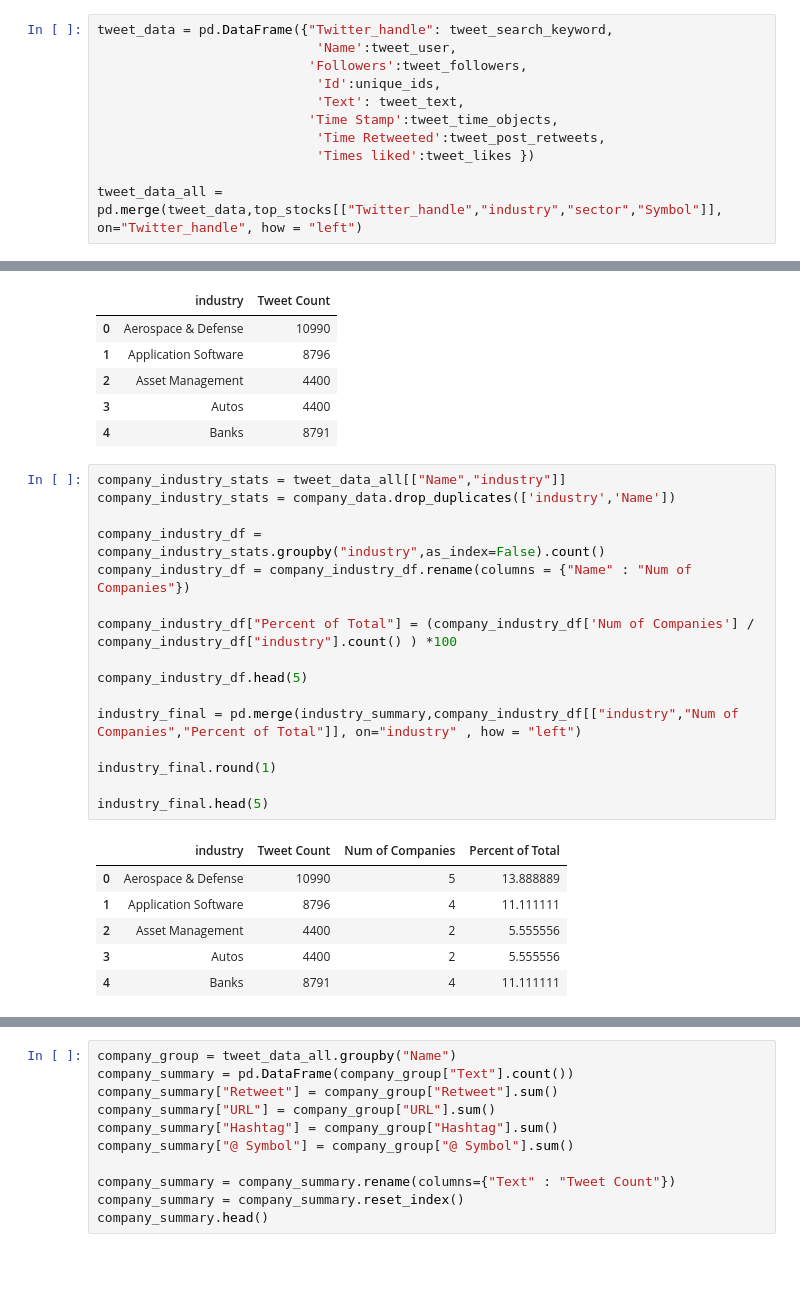
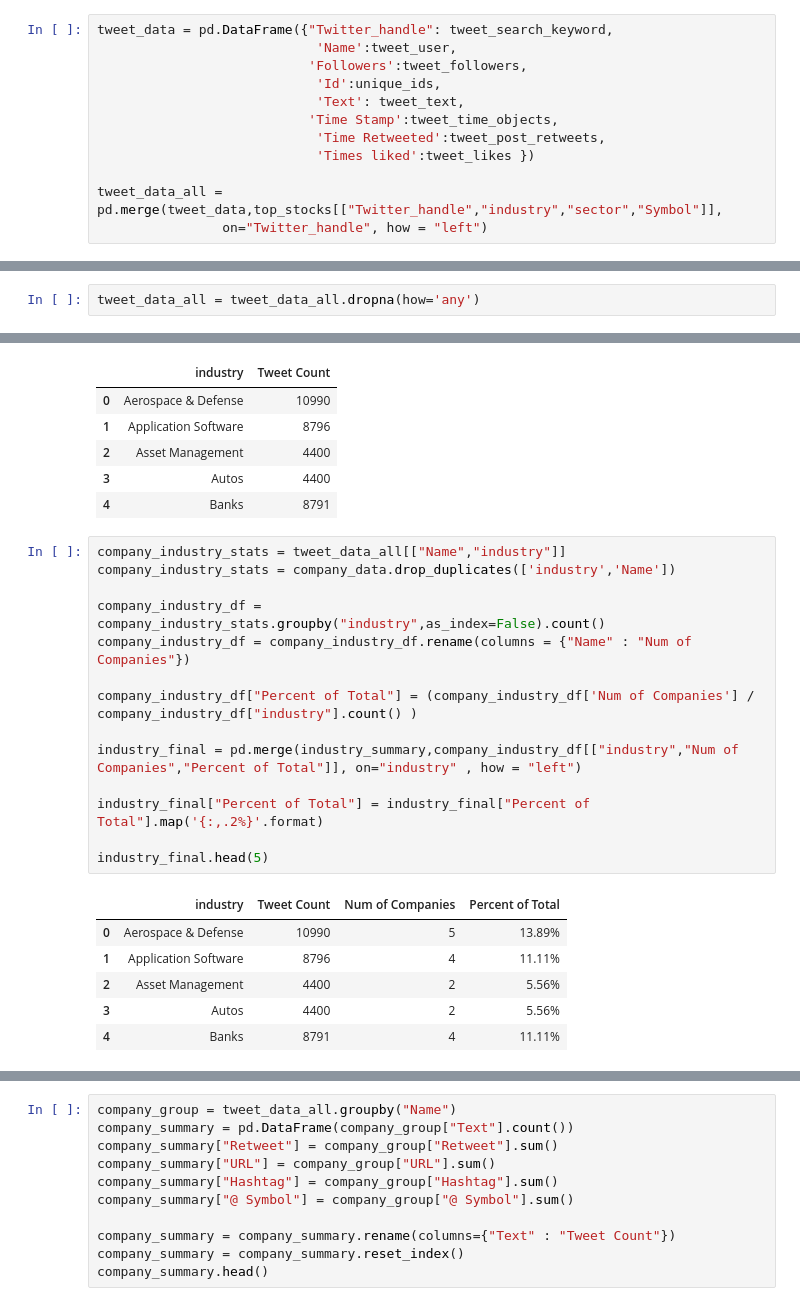
Before and after one commit to klinga88/Python-Data-Analytics-Project, a Jupyter notebook: stock_tweets_behavior.ipynb, the cells around one changed output, grey strips where cells are left out. Drawn from its saved outputs; the diff is of its cells as text; blank space fills up the shorter version.

```diff
--- a/stock_tweets_behavior.ipynb
+++ b/stock_tweets_behavior.ipynb
@@ -185,4 +179,5 @@ tweet_data = pd.DataFrame({"Twitter_handle": tweet_search_keyword,
                             'Time Retweeted':tweet_post_retweets,
                             'Times liked':tweet_likes })
 
-tweet_data_all = pd.merge(tweet_data,top_stocks[["Twitter_handle","industry","sector","Symbol"]], on="Twitter_handle", how = "left")
+tweet_data_all = pd.merge(tweet_data,top_stocks[["Twitter_handle","industry","sector","Symbol"]],
+                on="Twitter_handle", how = "left")
@@ -244,5 +244,7 @@ rows processed 187100
 rows processed 187200
 rows processed 187300
 rows processed 187400
+# %%
+tweet_data_all = tweet_data_all.dropna(how='any')
 # %%
 tweet_data_all.to_csv("tweet_data_all.csv")
@@ -274,26 +275,24 @@ industry_summary.head(5)
 # %%
 company_industry_stats = tweet_data_all[["Name","industry"]]
 company_industry_stats = company_data.drop_duplicates(['industry','Name'])
 
 company_industry_df = company_industry_stats.groupby("industry",as_index=False).count()
 company_industry_df = company_industry_df.rename(columns = {"Name" : "Num of Companies"})
 
-company_industry_df["Percent of Total"] = (company_industry_df['Num of Companies'] / company_industry_df["industry"].count() ) *100
-
-company_industry_df.head(5)
+company_industry_df["Percent of Total"] = (company_industry_df['Num of Companies'] / company_industry_df["industry"].count() )
 
 industry_final = pd.merge(industry_summary,company_industry_df[["industry","Num of Companies","Percent of Total"]], on="industry" , how = "left")
 
-industry_final.round(1)
+industry_final["Percent of Total"] = industry_final["Percent of Total"].map('{:,.2%}'.format)
 
 industry_final.head(5)
 # %% [output]
 |  | industry | Tweet Count | Num of Companies | Percent of Total |
-| 0 | Aerospace & Defense | 10990 | 5 | 13.888889 |
-| 1 | Application Software | 8796 | 4 | 11.111111 |
-| 2 | Asset Management | 4400 | 2 | 5.555556 |
-| 3 | Autos | 4400 | 2 | 5.555556 |
-| 4 | Banks | 8791 | 4 | 11.111111 |
+| 0 | Aerospace & Defense | 10990 | 5 | 13.89% |
+| 1 | Application Software | 8796 | 4 | 11.11% |
+| 2 | Asset Management | 4400 | 2 | 5.56% |
+| 3 | Autos | 4400 | 2 | 5.56% |
+| 4 | Banks | 8791 | 4 | 11.11% |
 # %%
 sector_list = industry_final["industry"].tolist()
 count_list =  industry_final["Tweet Count"].tolist()
```
Also changed, not shown: parts of 7 cells of this notebook, 1 other file.
